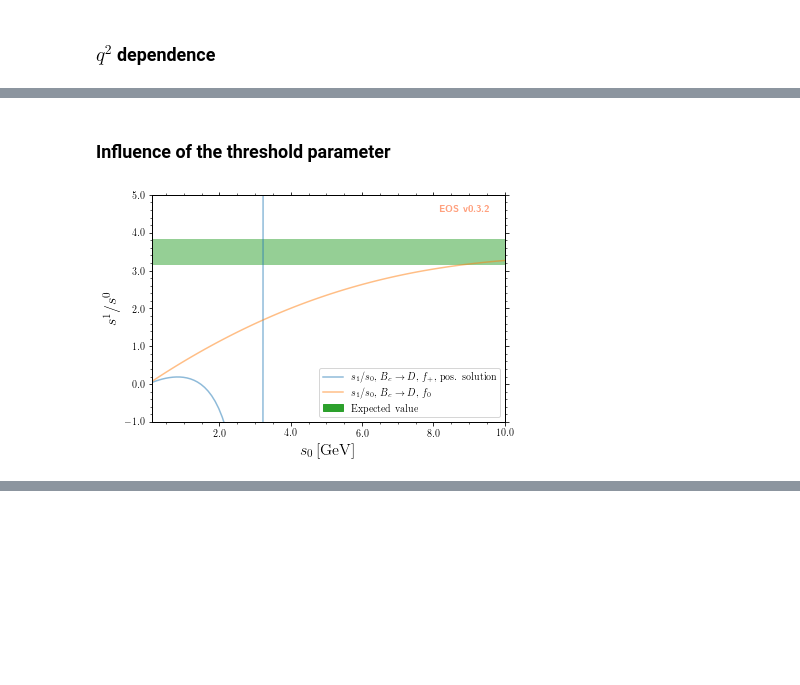
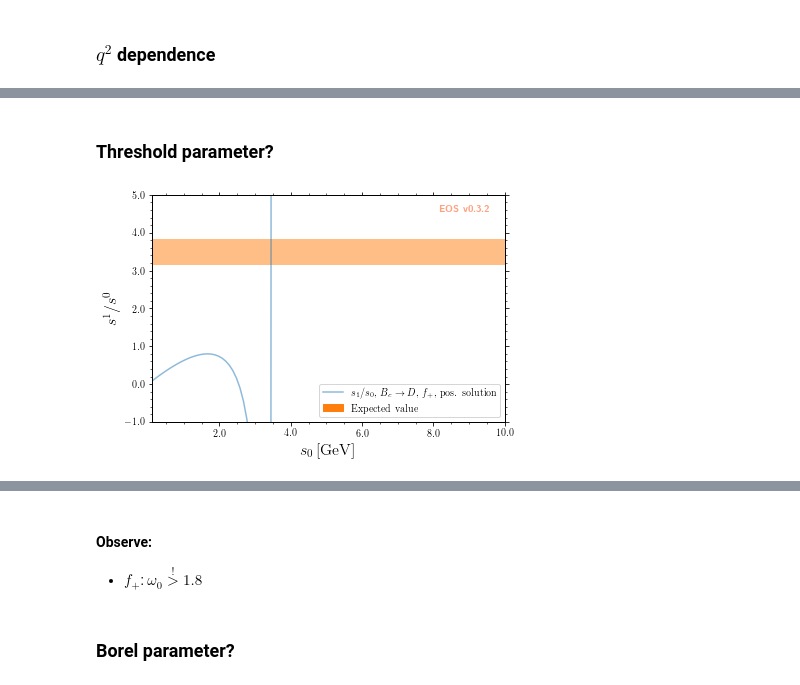
Before and after one commit to pluegh/eos, a Jupyter notebook: notebooks/B_c decay, D mass and lambda_{B_c}.ipynb, the cells around one changed output, grey strips where cells are left out. Drawn from its saved outputs; the diff is of its cells as text; code cells hidden in the pictures; blank space fills up the shorter version.

```diff
--- a/notebooks/B_c decay, D mass and lambda_{B_c}.ipynb
+++ b/notebooks/B_c decay, D mass and lambda_{B_c}.ipynb
@@ -404,44 +157,37 @@ eos built at Wed Jan 20 20:36:18 2021
-# %% [markdown]
-### Influence of the threshold parameter
+# %% [markdown]
+### Threshold parameter?
 # %%
 res = 1.869**2
 res_err = 10 / 100 * res
+
+temp_params = model_parameters
+temp_params.update({'B_c::omega_1_plus': 2.0})
 
 x_range = [0.1, 10]
 plot_args = {
     'plot': {
         'x': { 'label': r'$s_0$', 'unit': r'$\textnormal{GeV}$', 'range': x_range, 'format': '${x:.1f}$'},
         'y': { 'label': r'$s^1/s^0$', 'range': [-1,  5] },
         'legend': { 'location': 'lower right' }
     },
     'contents': [
         {
             'label': r'$s_1/s_0$, $B_c\to D$, $f_+$, pos. solution',
             'type': 'observable',
-            'observable': 'B_c->D::f_+[s^1/s^0](q2)',
+            'observable': 'B_c->D::f_+[s^1/s^0](q2);solution=+',
             'kinematics': {'q2': 0},
             'parameter': 'B_c->D::s_0^+,0@B-LCSR',
-            'parameters': model_parameters,
-            'range': x_range,
-        },
-        {
-            'label': r'$s_1/s_0$, $B_c\to D$, $f_0$',
-            'type': 'observable',
-            'observable': 'B_c->D::f_0[s^1/s^0](q2)',
-            'kinematics': {'q2': 0},
-            'parameter': 'B_c->D::s_0^+/-,0@B-LCSR',
-            'parameters': model_parameters,
+            'parameters': temp_params,
             'range': x_range,
         },
         {
             'type': 'band',
             'x': x_range,
             'y': [res - res_err, res + res_err],
             'label': 'Expected value',
         }
     ]
 }
 eos.plot.Plotter(plot_args).plot()
-print(build_time())
 # %% [output]
-[figure, old version]
+[figure, new version]
@@ -449,3 +194,8 @@ eos built at Wed Jan 20 20:36:18 2021
+# %% [markdown]
+#### Observe:
+ * $f_+$: $\omega_0 \overset{!}{>} 1.8$
+# %% [markdown]
+### Borel parameter?
 # %%
 x_range = [0.5, 10]
 plot_args = {
```
Also changed, not shown: parts of 25 cells of this notebook.
